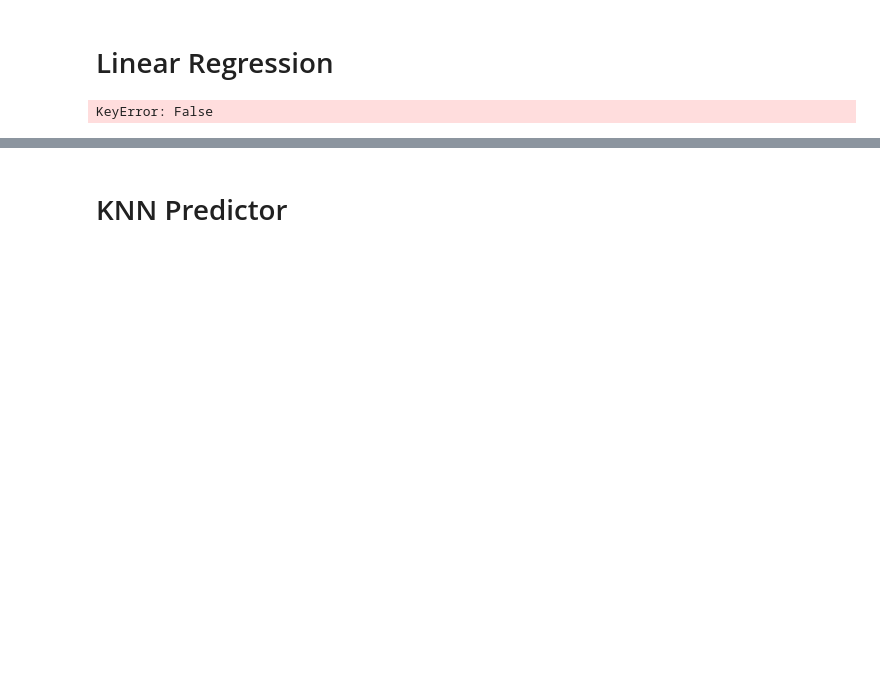
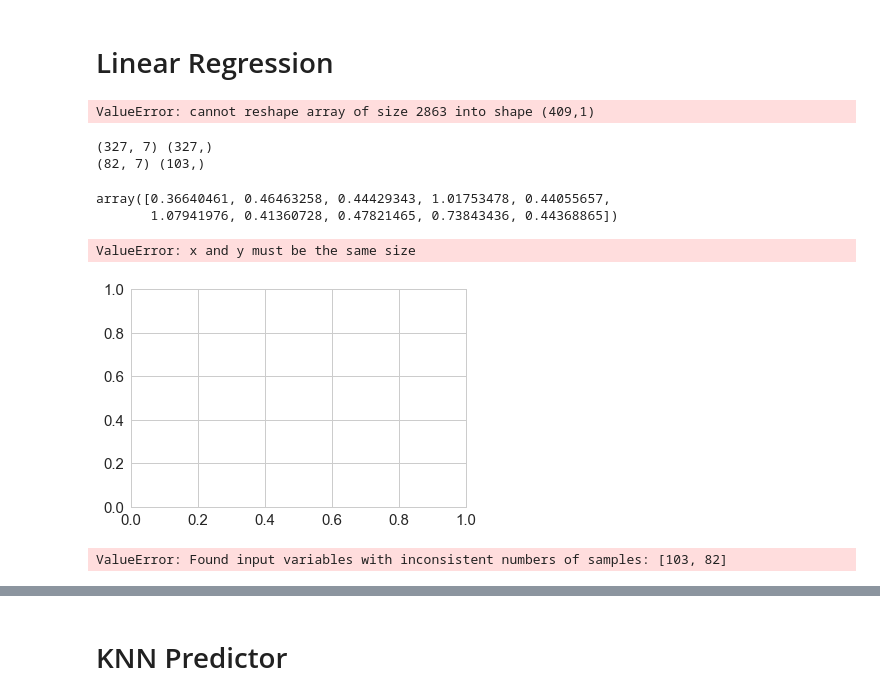
Before and after one commit to ezzanger/Advanced-Regression-Dills, a Jupyter notebook: Capstone Unit 3.ipynb, the cells around one changed output, grey strips where cells are left out. Cells and saved outputs as stored; diff of their text form; code cells hidden in the pictures; blank space fills up the shorter version.

```diff
--- a/Capstone Unit 3.ipynb
+++ b/Capstone Unit 3.ipynb
@@ -270,8 +288,6 @@ import matplotlib.pyplot as plt
 import numpy as np
 from sklearn import datasets, linear_model
 
-Y = result['admitted'== "Y"]
-X = result['HR']
 
 X=X.values.reshape(len(X),1)
 Y=Y.values.reshape(len(Y),1)
@@ -305,22 +321,33 @@ plt.plot(X_test, regr.predict(X_test), color='red',linewidth=3)
 
 plt.show()
 # %% [output]
-KeyError: False
+ValueError: cannot reshape array of size 2863 into shape (409,1)
 # %%
 X_train, X_test, Y_train, y_test = train_test_split(X, Y, test_size=0.2, shuffle=True)
 # %%
 print (X_train.shape, Y_train.shape)
 print (X_test.shape, Y_test.shape)
+# %% [output]
+(327, 7) (327,)
+(82, 7) (103,)
 # %%
 lm = linear_model.LinearRegression()
 model = lm.fit(X_train, Y_train)
 predictions = lm.predict(X_test)
 # %%
 predictions[0:10]
+# %% [output]
+array([0.36640461, 0.46463258, 0.44429343, 1.01753478, 0.44055657,
+       1.07941976, 0.41360728, 0.47821465, 0.73843436, 0.44368865])
 # %%
-plt.scatter(Y_test, predictions)
+plt.scatter(X_test, predictions)
+# %% [output]
+ValueError: x and y must be the same size
+[figure, added]
 # %%
 print (model.score(X_test,Y_test))
+# %% [output]
+ValueError: Found input variables with inconsistent numbers of samples: [103, 82]
 # %%
 lr = LogisticRegression(C=1e9)
 
```
Also changed, not shown: parts of 28 cells of this notebook.
